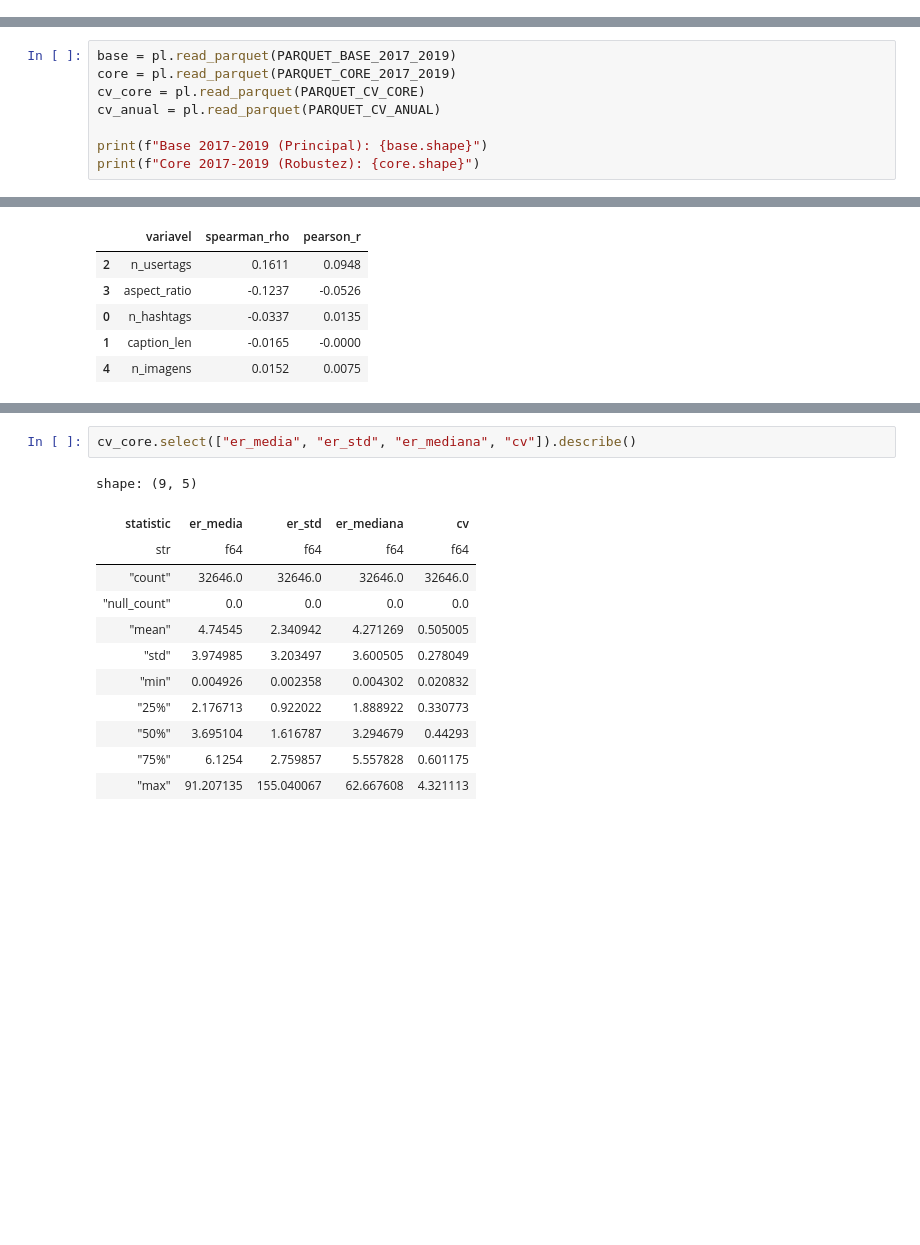
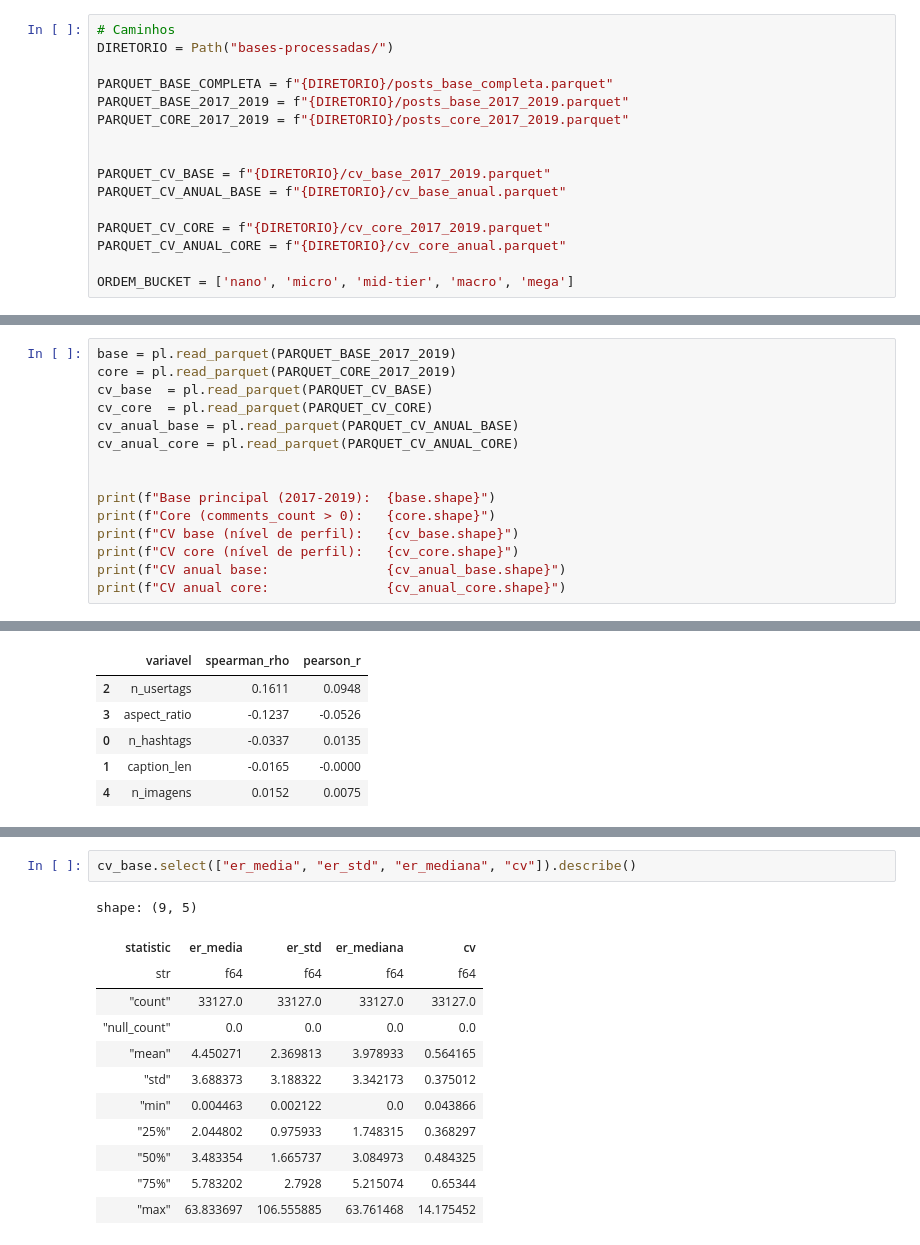
Before and after one commit to Davi-SC/influencers_kim, a Jupyter notebook: eda.ipynb, the cells around one changed output, grey strips where cells are left out. Cells and saved outputs as stored; diff of their text form; blank space fills up the shorter version.

```diff
--- a/eda.ipynb
+++ b/eda.ipynb
@@ -25,11 +18,34 @@ ORDEM_BUCKET = ['nano', 'micro', 'mid-tier', 'macro', 'mega']
+# %%
+# Caminhos
+DIRETORIO = Path("bases-processadas/")
+
+PARQUET_BASE_COMPLETA = f"{DIRETORIO}/posts_base_completa.parquet"
+PARQUET_BASE_2017_2019 = f"{DIRETORIO}/posts_base_2017_2019.parquet"
+PARQUET_CORE_2017_2019 = f"{DIRETORIO}/posts_core_2017_2019.parquet"
+
+
+PARQUET_CV_BASE = f"{DIRETORIO}/cv_base_2017_2019.parquet"
+PARQUET_CV_ANUAL_BASE = f"{DIRETORIO}/cv_base_anual.parquet"
+
+PARQUET_CV_CORE = f"{DIRETORIO}/cv_core_2017_2019.parquet"
+PARQUET_CV_ANUAL_CORE = f"{DIRETORIO}/cv_core_anual.parquet"
+
+ORDEM_BUCKET = ['nano', 'micro', 'mid-tier', 'macro', 'mega']
 # %% [markdown]
 ## 2. Carga das Bases
 # %%
 base = pl.read_parquet(PARQUET_BASE_2017_2019)
 core = pl.read_parquet(PARQUET_CORE_2017_2019)
-cv_core = pl.read_parquet(PARQUET_CV_CORE)
-cv_anual = pl.read_parquet(PARQUET_CV_ANUAL)
+cv_base  = pl.read_parquet(PARQUET_CV_BASE)
+cv_core  = pl.read_parquet(PARQUET_CV_CORE)
+cv_anual_base = pl.read_parquet(PARQUET_CV_ANUAL_BASE)
+cv_anual_core = pl.read_parquet(PARQUET_CV_ANUAL_CORE)
 
-print(f"Base 2017-2019 (Principal): {base.shape}")
-print(f"Core 2017-2019 (Robustez): {core.shape}")
+
+print(f"Base principal (2017-2019):  {base.shape}")
+print(f"Core (comments_count > 0):   {core.shape}")
+print(f"CV base (nível de perfil):   {cv_base.shape}")
+print(f"CV core (nível de perfil):   {cv_core.shape}")
+print(f"CV anual base:               {cv_anual_base.shape}")
+print(f"CV anual core:               {cv_anual_core.shape}")
 # %% [output]
@@ -192,15 +358,15 @@ Esta seção utiliza exclusivamente a base `core_2017_2019` para análise de est
 # %%
-cv_core.select(["er_media", "er_std", "er_mediana", "cv"]).describe()
+cv_base.select(["er_media", "er_std", "er_mediana", "cv"]).describe()
 # %% [output]
 shape: (9, 5)
 | statistic | er_media | er_std | er_mediana | cv |
 | str | f64 | f64 | f64 | f64 |
-| "count" | 32646.0 | 32646.0 | 32646.0 | 32646.0 |
+| "count" | 33127.0 | 33127.0 | 33127.0 | 33127.0 |
 | "null_count" | 0.0 | 0.0 | 0.0 | 0.0 |
-| "mean" | 4.74545 | 2.340942 | 4.271269 | 0.505005 |
-| "std" | 3.974985 | 3.203497 | 3.600505 | 0.278049 |
-| "min" | 0.004926 | 0.002358 | 0.004302 | 0.020832 |
-| "25%" | 2.176713 | 0.922022 | 1.888922 | 0.330773 |
-| "50%" | 3.695104 | 1.616787 | 3.294679 | 0.44293 |
-| "75%" | 6.1254 | 2.759857 | 5.557828 | 0.601175 |
-| "max" | 91.207135 | 155.040067 | 62.667608 | 4.321113 |
+| "mean" | 4.450271 | 2.369813 | 3.978933 | 0.564165 |
+| "std" | 3.688373 | 3.188322 | 3.342173 | 0.375012 |
+| "min" | 0.004463 | 0.002122 | 0.0 | 0.043866 |
+| "25%" | 2.044802 | 0.975933 | 1.748315 | 0.368297 |
+| "50%" | 3.483354 | 1.665737 | 3.084973 | 0.484325 |
+| "75%" | 5.783202 | 2.7928 | 5.215074 | 0.65344 |
+| "max" | 63.833697 | 106.555885 | 63.761468 | 14.175452 |
```
Also changed, not shown: parts of 56 cells of this notebook.
